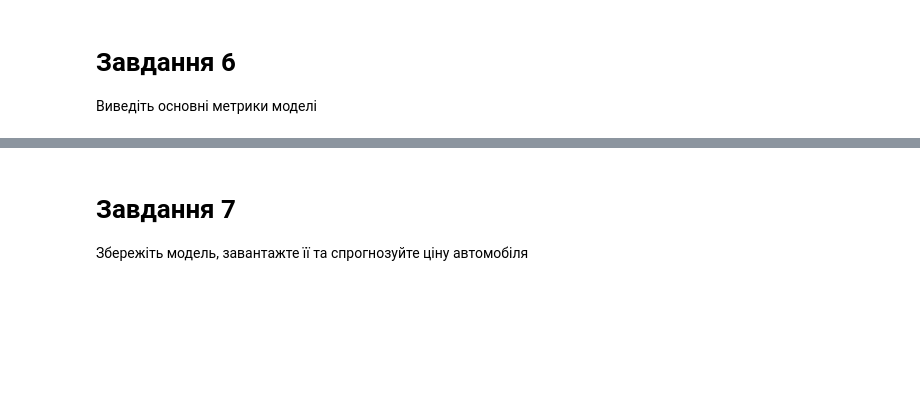
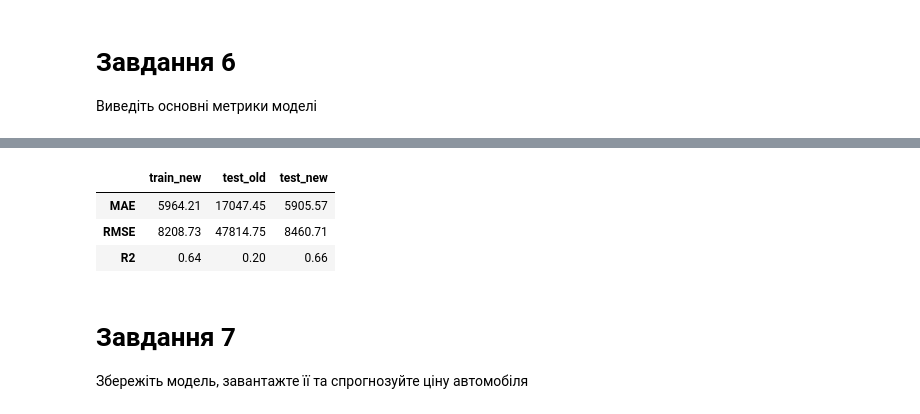
Before and after one commit to shaya-686/AI, a Jupyter notebook: ДЗ_7.ipynb, the cells around one changed output, grey strips where cells are left out. Cells and saved outputs as stored; diff of their text form; code cells hidden in the pictures; blank space fills up the shorter version.

```diff
--- a/ДЗ_7.ipynb
+++ b/ДЗ_7.ipynb
@@ -257,0 +257,7 @@ all_metrics
+# %%
+y = df['Rent']
+X = df.drop(columns=['Rent','Posted On'])
+
+X_new_train, X_new_test, y_new_train, y_new_test = train_test_split(X, y, train_size=0.8, random_state=42)
+
+model.fit(X_new_train, y_new_train)
@@ -258,3 +282,17 @@ all_metrics
+# %%
+y_pred = model.predict(X_original_test)
+
+all_metrics = pd.DataFrame()
+
+all_metrics["train_new"] = get_metrics(y_new_train, model.predict(X_new_train))
+all_metrics["test_old"] = get_metrics(y_original_test, y_pred)
+all_metrics["test_new"] = get_metrics(y_new_test, model.predict(X_new_test))
+all_metrics
+# %% [output]
+|  | train_new | test_old | test_new |
+| MAE | 5964.21 | 17047.45 | 5905.57 |
+| RMSE | 8208.73 | 47814.75 | 8460.71 |
+| R2 | 0.64 | 0.20 | 0.66 |
 # %% [markdown]
 # Завдання 7
 Збережіть модель, завантажте її та спрогнозуйте ціну автомобіля
```
Also changed, not shown: parts of 14 cells of this notebook.
